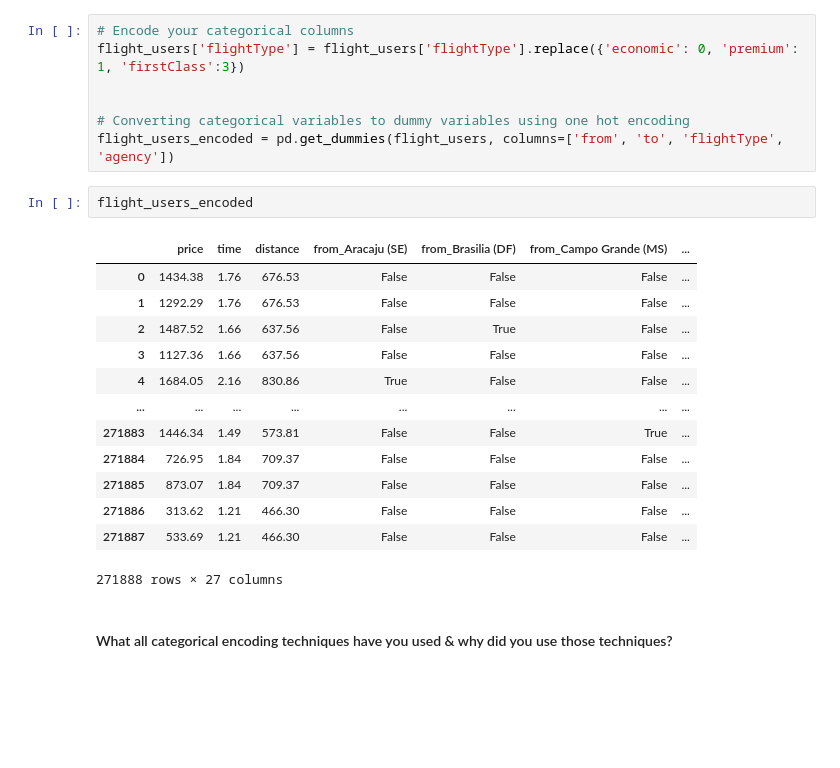
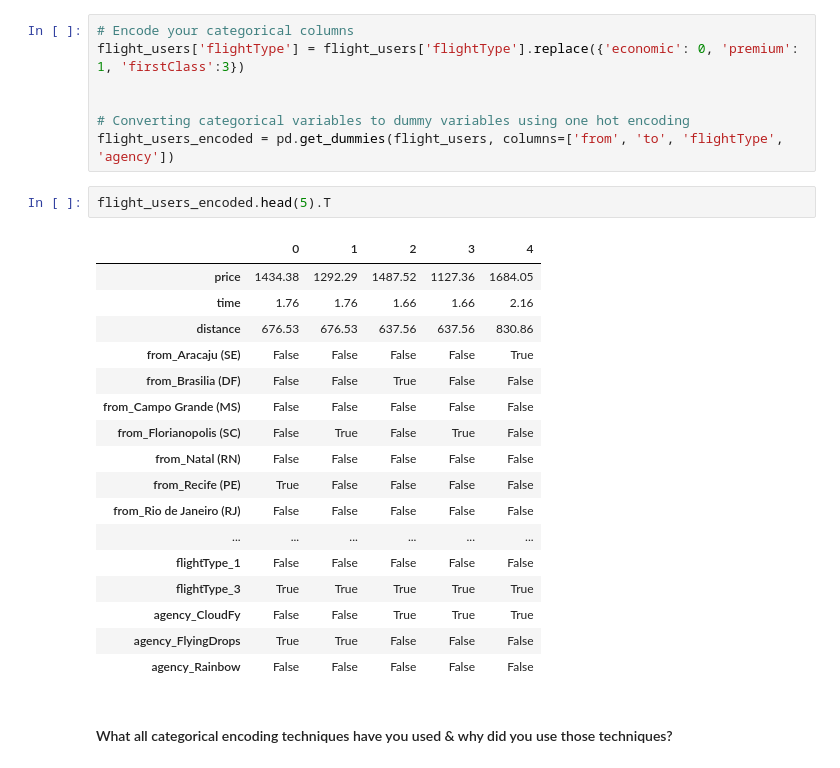
Before and after one commit to amol004/Voyage-Analytics-Integrating-MLOps-in-Travel, a Jupyter notebook: Capstone_Project_Productionization_of_ML_Systems.ipynb, the cells around one changed output. Drawn from its saved outputs; the diff is of its cells as text; blank space fills up the shorter version.

```diff
--- a/Capstone_Project_Productionization_of_ML_Systems.ipynb
+++ b/Capstone_Project_Productionization_of_ML_Systems.ipynb
@@ -1101,22 +1101,26 @@ flight_users['flightType'] = flight_users['flightType'].replace({'economic': 0,
 
 # Converting categorical variables to dummy variables using one hot encoding
 flight_users_encoded = pd.get_dummies(flight_users, columns=['from', 'to', 'flightType', 'agency'])
-# %%
-flight_users_encoded
-# %% [output]
-|  | price | time | distance | from_Aracaju (SE) | from_Brasilia (DF) | from_Campo Grande (MS) | ... |
-| 0 | 1434.38 | 1.76 | 676.53 | False | False | False | ... |
-| 1 | 1292.29 | 1.76 | 676.53 | False | False | False | ... |
-| 2 | 1487.52 | 1.66 | 637.56 | False | True | False | ... |
-| 3 | 1127.36 | 1.66 | 637.56 | False | False | False | ... |
-| 4 | 1684.05 | 2.16 | 830.86 | True | False | False | ... |
-| ... | ... | ... | ... | ... | ... | ... | ... |
-| 271883 | 1446.34 | 1.49 | 573.81 | False | False | True | ... |
-| 271884 | 726.95 | 1.84 | 709.37 | False | False | False | ... |
-| 271885 | 873.07 | 1.84 | 709.37 | False | False | False | ... |
-| 271886 | 313.62 | 1.21 | 466.30 | False | False | False | ... |
-| 271887 | 533.69 | 1.21 | 466.30 | False | False | False | ... |
-271888 rows × 27 columns
+# %%
+flight_users_encoded.head(5).T
+# %% [output]
+|  | 0 | 1 | 2 | 3 | 4 |
+| price | 1434.38 | 1292.29 | 1487.52 | 1127.36 | 1684.05 |
+| time | 1.76 | 1.76 | 1.66 | 1.66 | 2.16 |
+| distance | 676.53 | 676.53 | 637.56 | 637.56 | 830.86 |
+| from_Aracaju (SE) | False | False | False | False | True |
+| from_Brasilia (DF) | False | False | True | False | False |
+| from_Campo Grande (MS) | False | False | False | False | False |
+| from_Florianopolis (SC) | False | True | False | True | False |
+| from_Natal (RN) | False | False | False | False | False |
+| from_Recife (PE) | True | False | False | False | False |
+| from_Rio de Janeiro (RJ) | False | False | False | False | False |
+| ... | ... | ... | ... | ... | ... |
+| flightType_1 | False | False | False | False | False |
+| flightType_3 | True | True | True | True | True |
+| agency_CloudFy | False | False | True | True | True |
+| agency_FlyingDrops | True | True | False | False | False |
+| agency_Rainbow | False | False | False | False | False |
 # %% [markdown]
 #### What all categorical encoding techniques have you used & why did you use those techniques?
 # %% [markdown]
```
